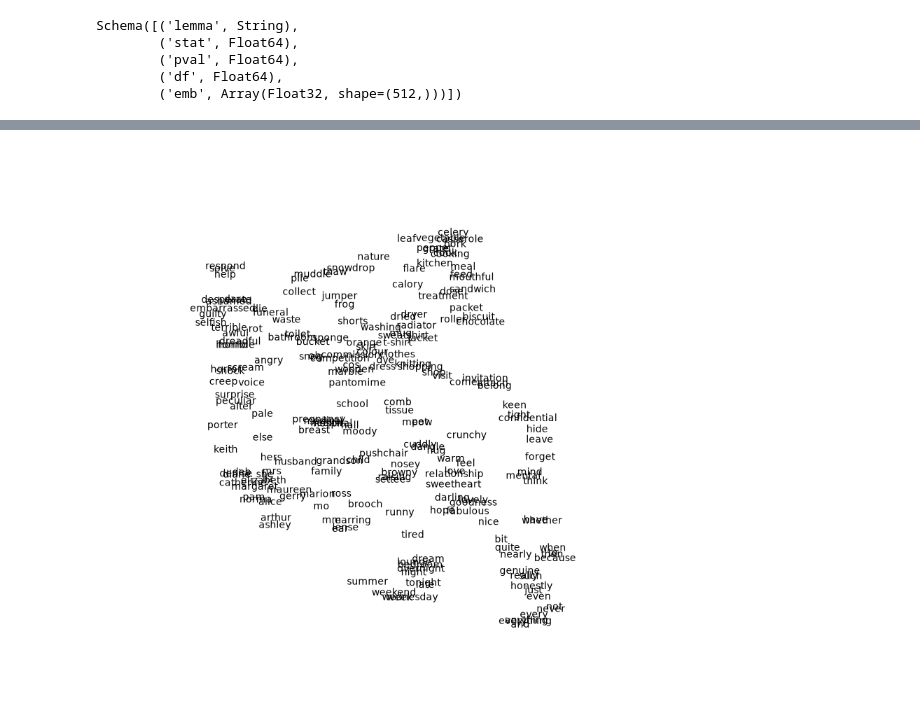
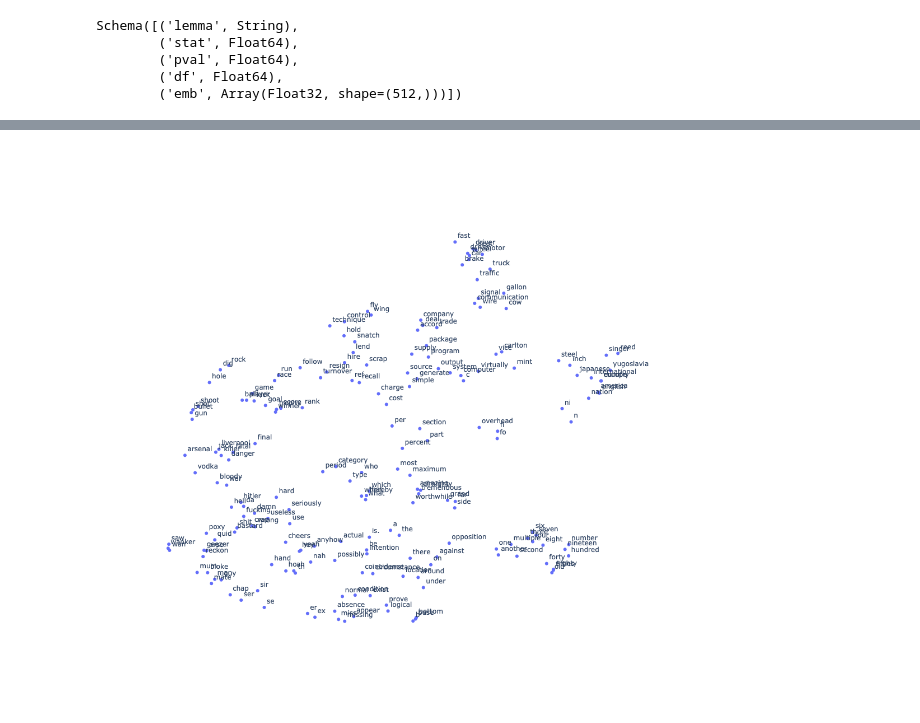
Before and after one commit to rmalouf/polars_corpus, a Jupyter notebook: examples/cluster.ipynb, the cells around one changed output, grey strips where cells are left out. Cells and saved outputs as stored; diff of their text form; code cells hidden in the pictures.

```diff
--- a/examples/cluster.ipynb
+++ b/examples/cluster.ipynb
@@ -28,6 +28,20 @@ from polars_corpus.utils import (
 )
 
 import hdbscan
+
+import plotly.express as px
+import plotly.io as pio
+import plotly.graph_objects as go
+
+pl.Config.set_tbl_rows(20)
+pl.Config.set_float_precision(3)
+pl.Config.set_thousands_separator(",")
+
+pio.templates["my_template"] = pio.templates["plotly_white"]
+pio.templates["my_template"].layout.height = 600
+pio.templates["my_template"].layout.width = 600
+pio.templates.default = "my_template"
+#pio.renderers.default = "svg"
 # %%
 pl.Config.set_fmt_str_lengths(500)
 pl.Config.set_fmt_table_cell_list_len(100)
@@ -49,8 +63,8 @@ bnc = (
 # %%
 k = (
     plc.keywords(
-    target = bnc.filter(pl.col('sex')=='f'),
-    reference= bnc.filter(pl.col('sex')=='m'),
+    target = bnc.filter(pl.col('sex')=='m'),
+    reference= bnc.filter(pl.col('sex')=='f'),
     method='ttest',
     expr=pl.col('lemma').str.to_lowercase()
 ).sort(by='stat', descending=True).head(200)).collect()
@@ -135,7 +152,7 @@ plc.text_plot(xy, k['lemma'], adjust=True, ax=ax)
 # %%
 xy = umap.UMAP(n_neighbors=5,n_components=2,init='pca').fit_transform(k['emb'])
-fig, ax = plt.subplots(figsize=(8,8))
-plc.text_plot(xy, k['lemma'], adjust=False, ax=ax, show_labels=True, hover=True)
-plt.show()
+
+fig = plc.text_plot(xy, k['lemma'])
+fig.update_layout(height=1000)
 # %% [output]
-[figure, old version]
+[figure, new version]
```
Also changed, not shown: parts of 7 cells of this notebook, 1 other file.
